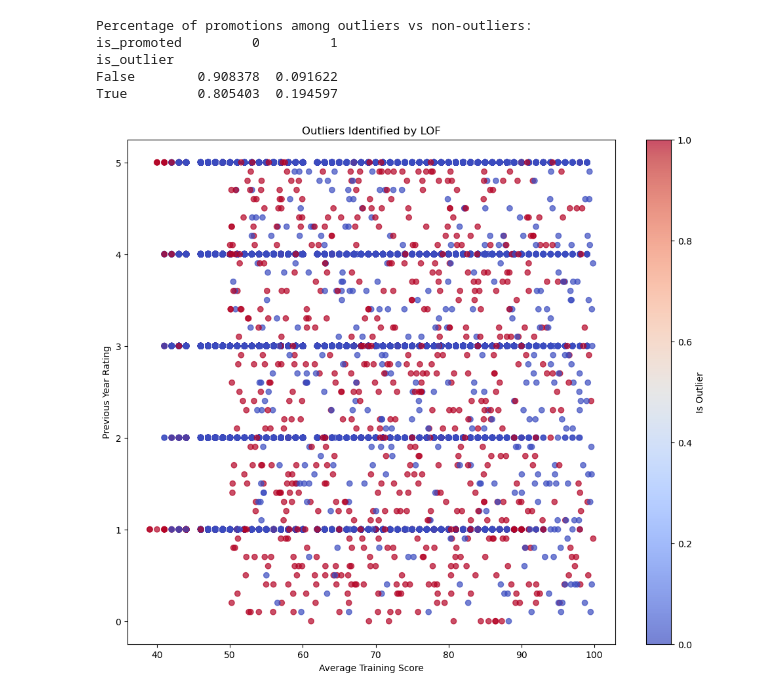
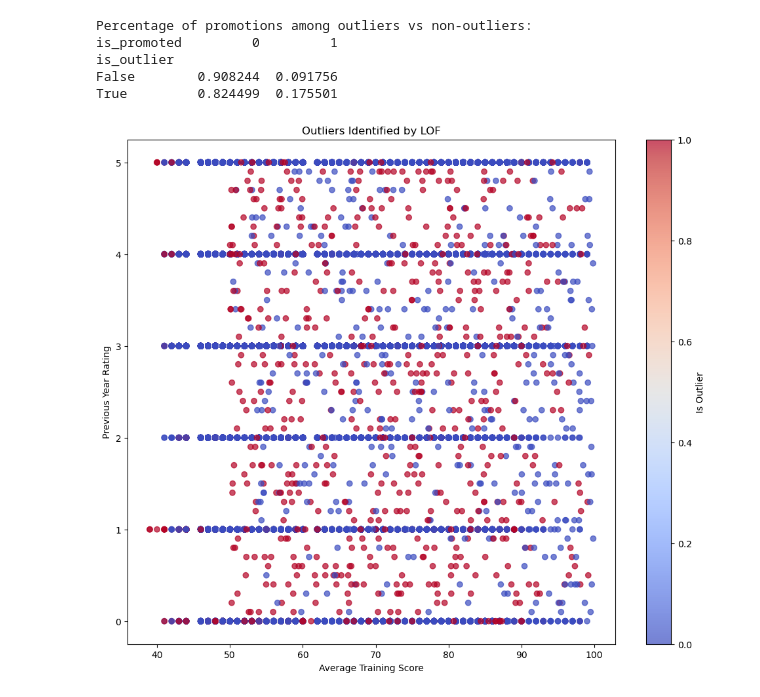
Before and after one commit to dfar1a/IA-project, a Jupyter notebook: project2/Untitled0.ipynb, the cells around one changed output. Cells and saved outputs as stored; diff of their text form; code cells hidden in the pictures.

```diff
--- a/project2/Untitled0.ipynb
+++ b/project2/Untitled0.ipynb
@@ -2,0 +113,2 @@
+# %%
+df["previous_year_rating"] = df["previous_year_rating"].fillna(0)
@@ -201,40 +449,42 @@ Removed 2369 outliers (5.00%)
 # %%
 # Apply LOF but don't remove yet
 lof = LocalOutlierFactor(n_neighbors=20, contamination=0.05)
 outlier_predictions = lof.fit_predict(df[numeric_cols].values)
 outlier_scores = lof.negative_outlier_factor_
 
 # Add outlier information to dataframe
 df_with_outliers = df.copy()
-df_with_outliers['is_outlier'] = outlier_predictions == -1
-df_with_outliers['outlier_score'] = outlier_scores
+df_with_outliers["is_outlier"] = outlier_predictions == -1
+df_with_outliers["outlier_score"] = outlier_scores
 
 # Examine how outliers relate to promotions
-promotion_outlier_table = pd.crosstab(df_with_outliers['is_outlier'],
-                                      df_with_outliers['is_promoted'],
-                                      normalize='index')
+promotion_outlier_table = pd.crosstab(
+    df_with_outliers["is_outlier"], df_with_outliers["is_promoted"], normalize="index"
+)
 print("Percentage of promotions among outliers vs non-outliers:")
 print(promotion_outlier_table)
 
 # Visualize outliers vs non-outliers
 plt.figure(figsize=(12, 10))
-plt.scatter(df_with_outliers['avg_training_score'],
-           df_with_outliers['previous_year_rating'],
-           c=outlier_predictions == -1,
-           cmap='coolwarm',
-           alpha=0.7)
-plt.colorbar(label='Is Outlier')
-plt.xlabel('Average Training Score')
-plt.ylabel('Previous Year Rating')
-plt.title('Outliers Identified by LOF')
+plt.scatter(
+    df_with_outliers["avg_training_score"],
+    df_with_outliers["previous_year_rating"],
+    c=outlier_predictions == -1,
+    cmap="coolwarm",
+    alpha=0.7,
+)
+plt.colorbar(label="Is Outlier")
+plt.xlabel("Average Training Score")
+plt.ylabel("Previous Year Rating")
+plt.title("Outliers Identified by LOF")
 plt.show()
 # %% [output]
 Percentage of promotions among outliers vs non-outliers:
 is_promoted         0         1
 is_outlier
-False        0.908378  0.091622
-True         0.805403  0.194597
+False        0.908244  0.091756
+True         0.824499  0.175501
-[figure, old version]
+[figure, new version]
 # %%
 # Extract promoted non-outliers for analysis
 promoted_non_outliers = df_with_outliers[
```
Also changed, not shown: parts of 25 cells of this notebook, 1 other file.
